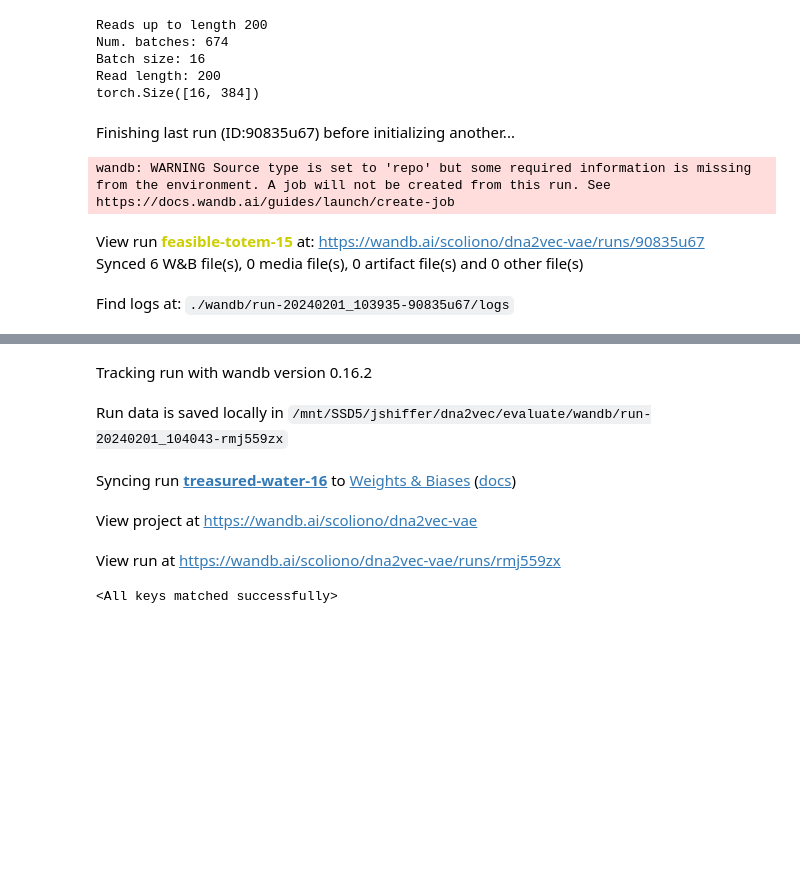
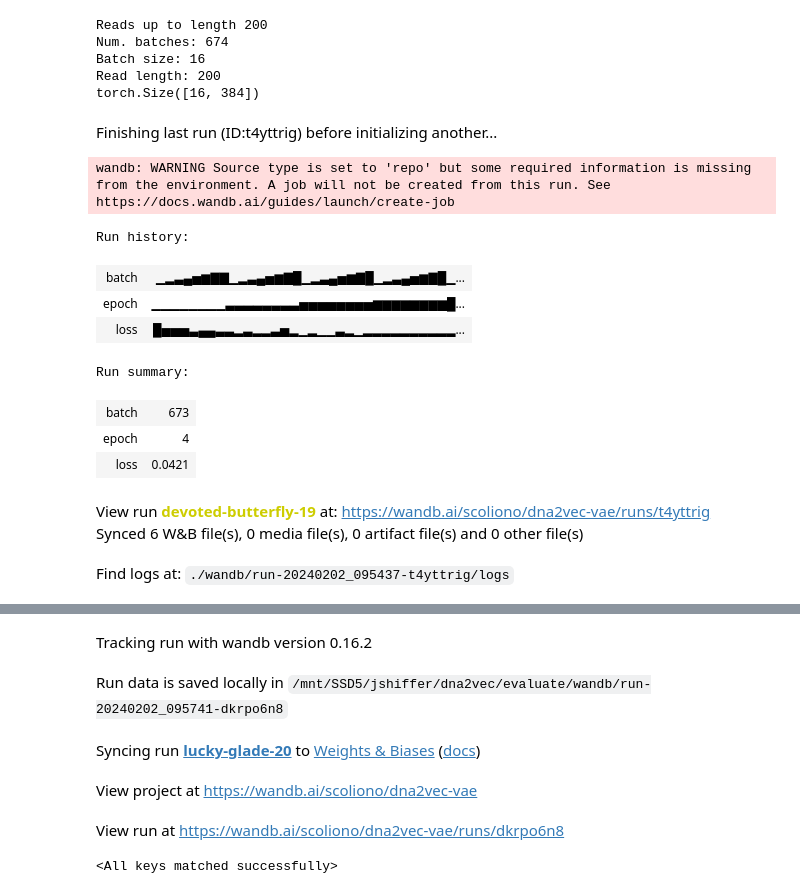
Before and after one commit to KennethEnevoldsen/dna2vec, a Jupyter notebook: evaluate/autoencoder.ipynb, the cells around one changed output, grey strips where cells are left out. Saved outputs shown, nothing was run; the diff lists cells and outputs as text; code cells hidden in the pictures; blank space fills up the shorter version.

```diff
--- a/evaluate/autoencoder.ipynb
+++ b/evaluate/autoencoder.ipynb
@@ -56,12 +56,12 @@ def train_vae(vae, data, epochs):
     optim = torch.optim.Adam(vae.parameters(), lr=1e-4)
     wandb.watch(vae, F.mse_loss, log="all", log_freq=1)
     for epoch in tqdm.tqdm(range(epochs)):
-        for x in data:
+        for i, x in enumerate(data):
             x = x.to('cuda')
             optim.zero_grad()
             x_hat = vae(x)
             L = F.mse_loss(x, x_hat)
-            wandb.log({"loss": L, "epoch": epoch})
+            wandb.log({"loss": L, "epoch": epoch, "batch": i})
             L.backward()
             optim.step()
     return vae
@@ -155,10 +155,18 @@ Read length: 200
 torch.Size([16, 384])
 # %%
 vae = Autoencoder().to('cuda')
-vae = train_vae(vae, batches, 30)
+vae = train_vae(vae, batches, 1)
 # %% [output]
-Finishing last run (ID:90835u67) before initializing another...
+Finishing last run (ID:t4yttrig) before initializing another...
 wandb: WARNING Source type is set to 'repo' but some required information is missing from the environment. A job will not be created from this run. See https://docs.wandb.ai/guides/launch/create-job
+Run history:
+| batch | ▁▂▃▄▅▆▇▇▁▂▃▄▅▆▇█▁▂▃▄▅▆▇█▁▂▃▄▅▆▇█▁... |
+| epoch | ▁▁▁▁▁▁▁▁▃▃▃▃▃▃▃▃▅▅▅▅▅▅▅▅▆▆▆▆▆▆▆▆█... |
+| loss | █▅▅▅▃▄▄▃▃▂▃▂▂▃▅▂▁▂▁▁▃▂▁▂▂▂▂▂▂▂▂▂▂... |
+Run summary:
+| batch | 673 |
+| epoch | 4 |
+| loss | 0.0421 |
-View run feasible-totem-15 at: https://wandb.ai/scoliono/dna2vec-vae/runs/90835u67
+View run devoted-butterfly-19 at: https://wandb.ai/scoliono/dna2vec-vae/runs/t4yttrig
 Synced 6 W&B file(s), 0 media file(s), 0 artifact file(s) and 0 other file(s)
-Find logs at: ./wandb/run-20240201_103935-90835u67/logs
+Find logs at: ./wandb/run-20240202_095437-t4yttrig/logs
@@ -166,8 +174,8 @@ Successfully finished last run (ID:90835u67). Initializing new run:
 Tracking run with wandb version 0.16.2
-Run data is saved locally in /mnt/SSD5/jshiffer/dna2vec/evaluate/wandb/run-20240201_104043-rmj559zx
+Run data is saved locally in /mnt/SSD5/jshiffer/dna2vec/evaluate/wandb/run-20240202_095741-dkrpo6n8
-Syncing run treasured-water-16 to Weights & Biases (docs)
+Syncing run lucky-glade-20 to Weights & Biases (docs)
 View project at https://wandb.ai/scoliono/dna2vec-vae
-View run at https://wandb.ai/scoliono/dna2vec-vae/runs/rmj559zx
+View run at https://wandb.ai/scoliono/dna2vec-vae/runs/dkrpo6n8
 # %%
 torch.save(vae.state_dict(), 'autoencoder.pth')
 # %%
```
Also changed, not shown: parts of 2 cells of this notebook.
